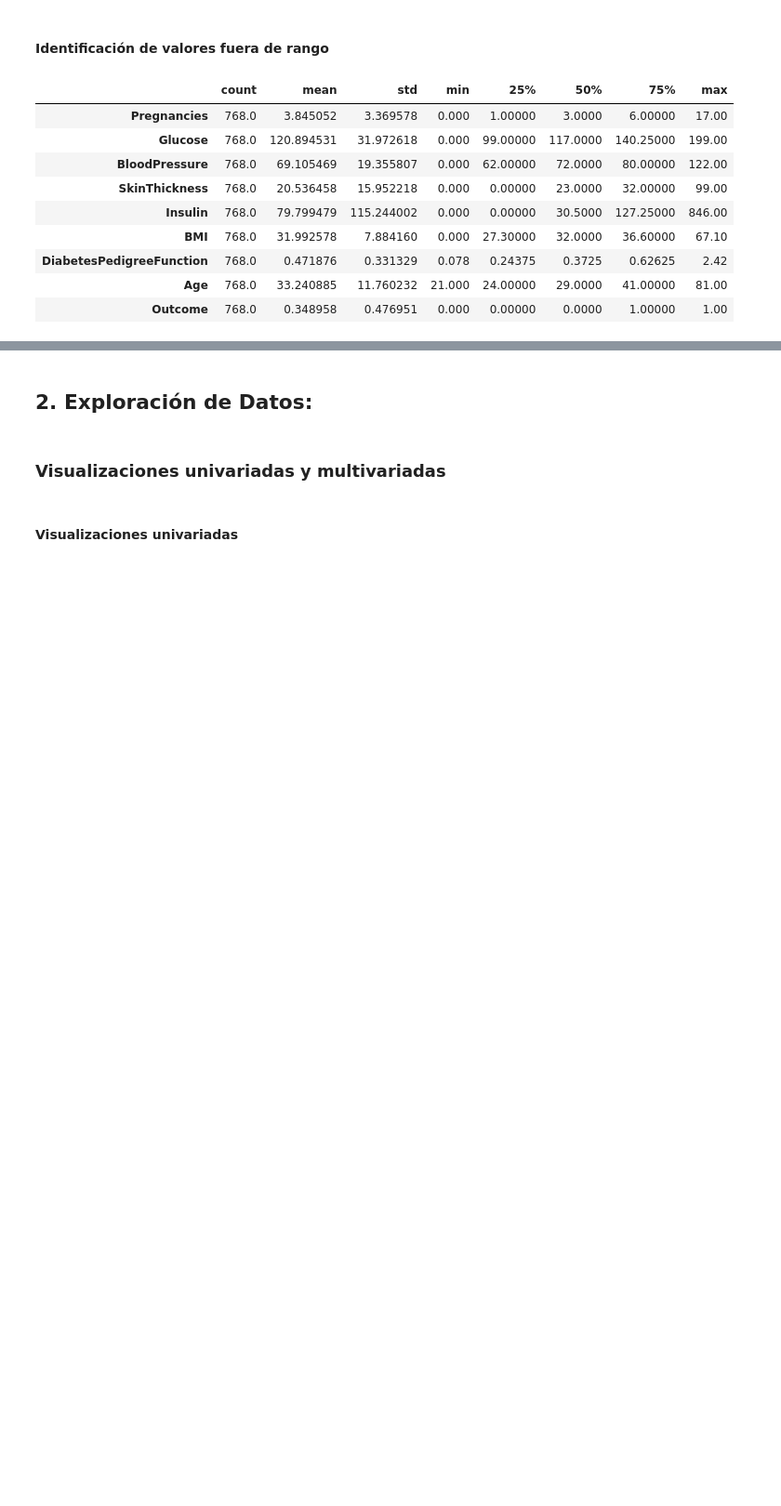
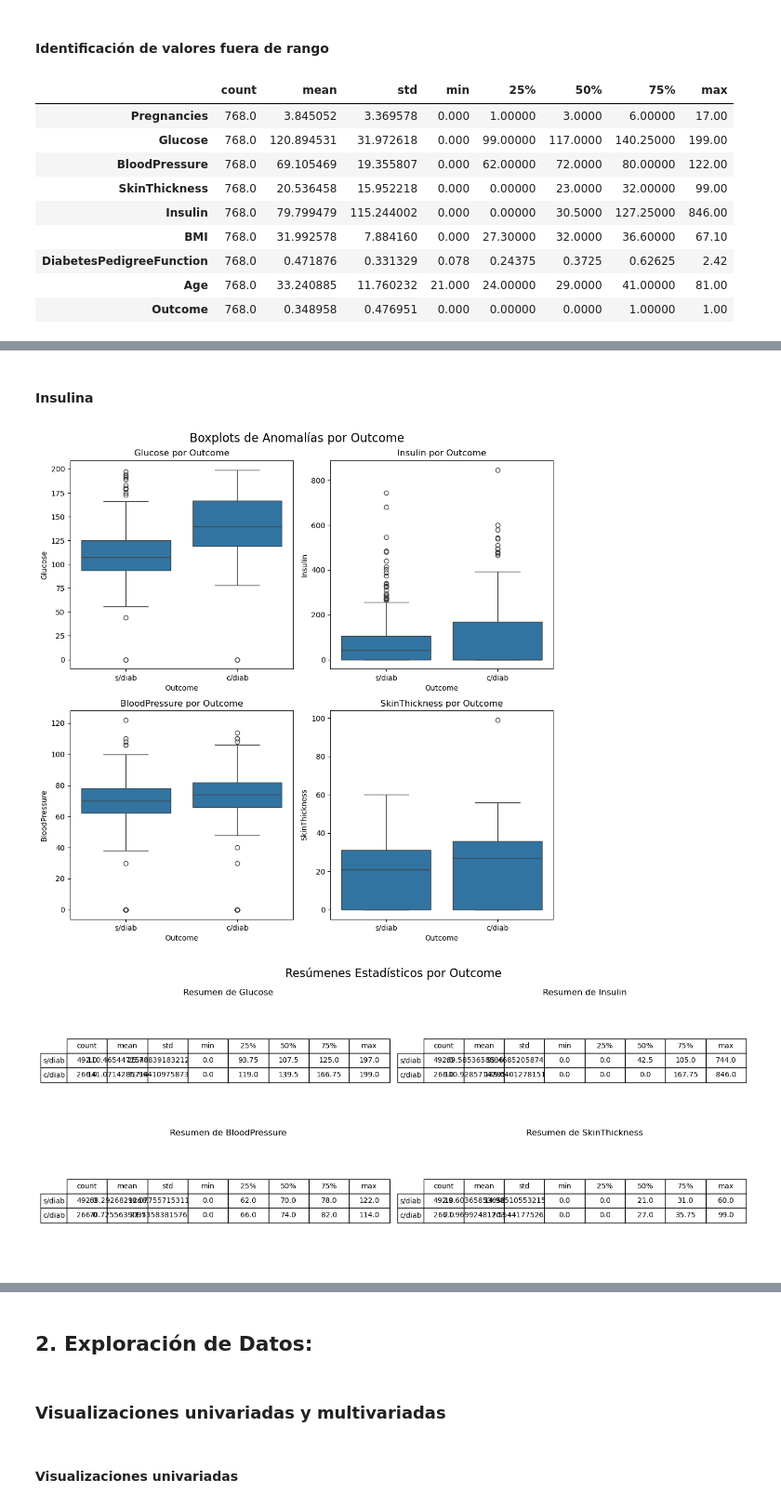
Before and after one commit to iair/mitic-data-science-team-1-septiembre-2024, a Jupyter notebook: mitic-data-science-team-1-septiembre-2024/machine-learning/pruebas-resueltas/segundo-intento.ipynb, the cells around one changed output, grey strips where cells are left out. Shown at 93% size. Saved outputs shown, nothing was run; the diff lists cells and outputs as text; code cells hidden in the pictures; blank space fills up the shorter version.

```diff
--- a/mitic-data-science-team-1-septiembre-2024/machine-learning/pruebas-resueltas/segundo-intento.ipynb
+++ b/mitic-data-science-team-1-septiembre-2024/machine-learning/pruebas-resueltas/segundo-intento.ipynb
@@ -550,0 +395,7 @@ plt.show()
+# %% [markdown]
+#### Insulina
+# %%
+outcome_0,outcome_1 =  analizar_y_graficar_anomalias(anormales.get('Insulin'))
+# %% [output]
+[figure, added]
+[figure, added]
```
Also changed, not shown: parts of 54 cells of this notebook, 5 other files.
